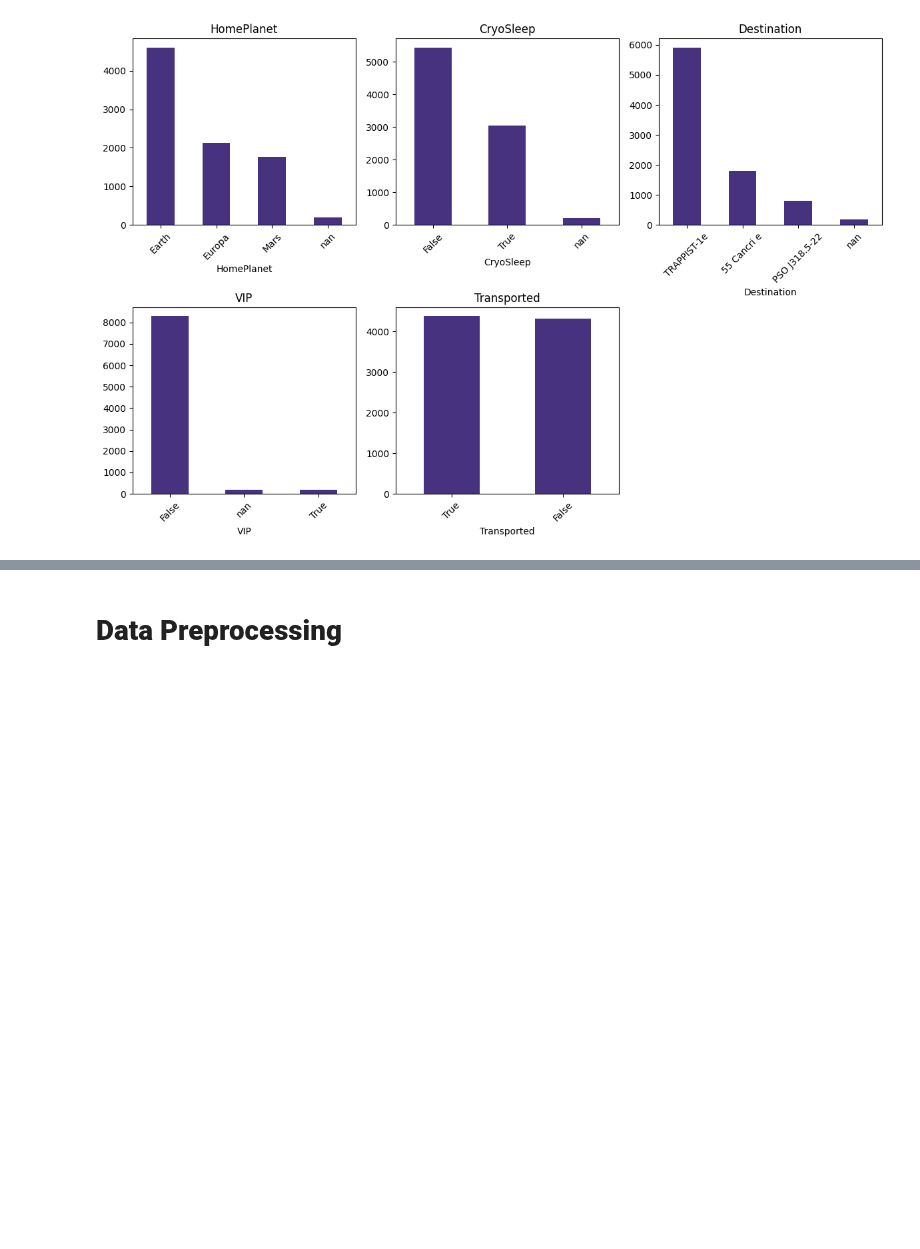
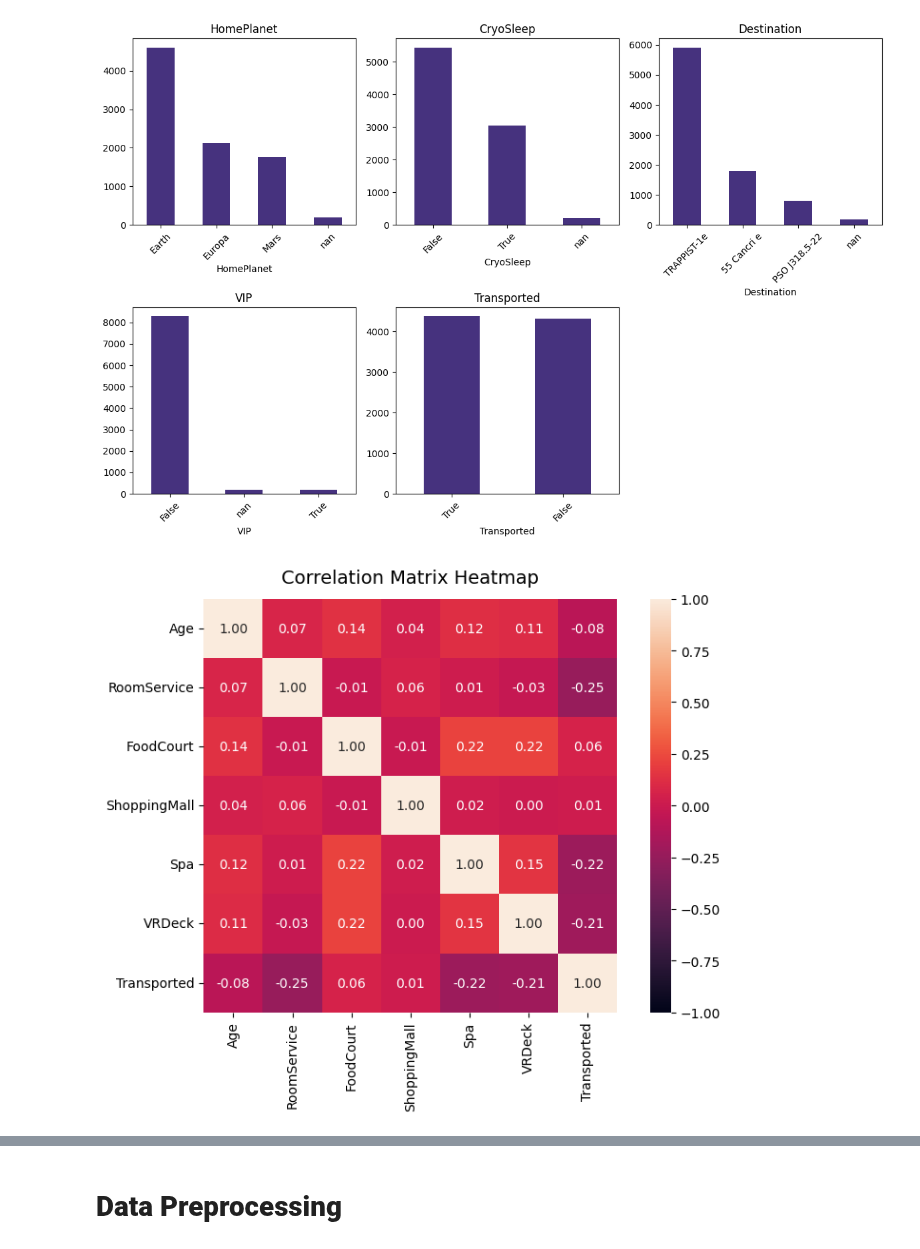
Before and after one commit to Alisizationed/sigmoid_homeworks, a Jupyter notebook: ex_prep_1/Sigmoid_Exam_Prep_1.ipynb, the cells around one changed output, grey strips where cells are left out. Drawn from its saved outputs; the diff is of its cells as text; code cells hidden in the pictures; blank space fills up the shorter version.

```diff
--- a/ex_prep_1/Sigmoid_Exam_Prep_1.ipynb
+++ b/ex_prep_1/Sigmoid_Exam_Prep_1.ipynb
@@ -114,3 +126,24 @@ plt.tight_layout()
 plt.show()
 # %% [output]
 [figure]
+# %%
+df['Transported'] = df['Transported'].astype(int)
+# %%
+corr_matrix = df.dropna()[df.select_dtypes(include='number').columns].corr()
+# %%
+plt.figure(figsize=(8, 6))
+
+sns.heatmap(
+    corr_matrix,
+    annot=True,
+    vmin=-1,
+    vmax=1,
+    fmt=".2f",
+    square=True
+)
+
+plt.title('Correlation Matrix Heatmap', fontsize=14, pad=12)
+plt.tight_layout()
+plt.show()
+# %% [output]
+[figure, added]
```
Also changed, not shown: parts of 24 cells of this notebook.
